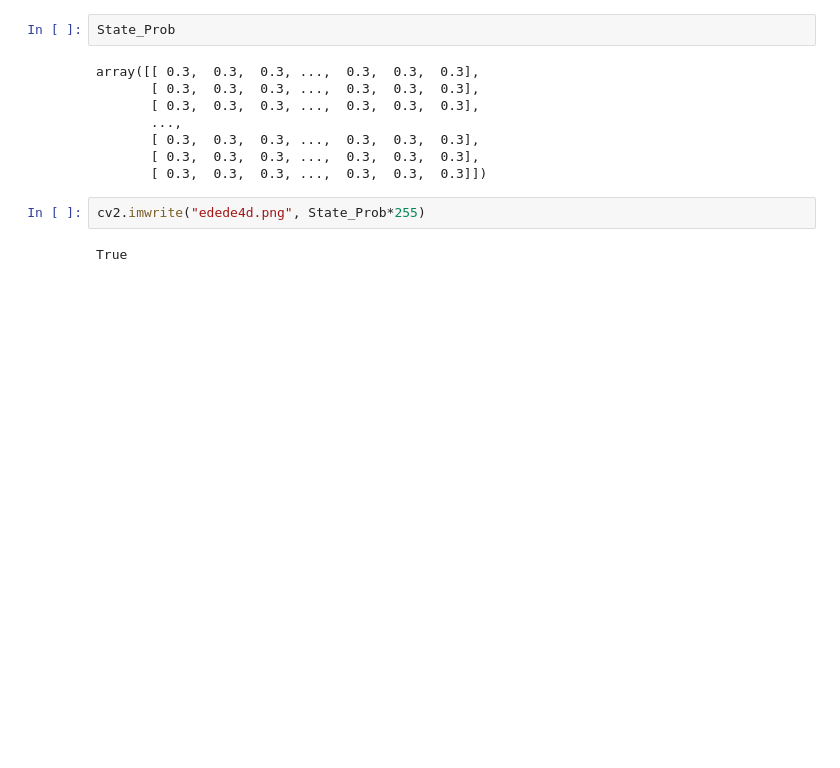
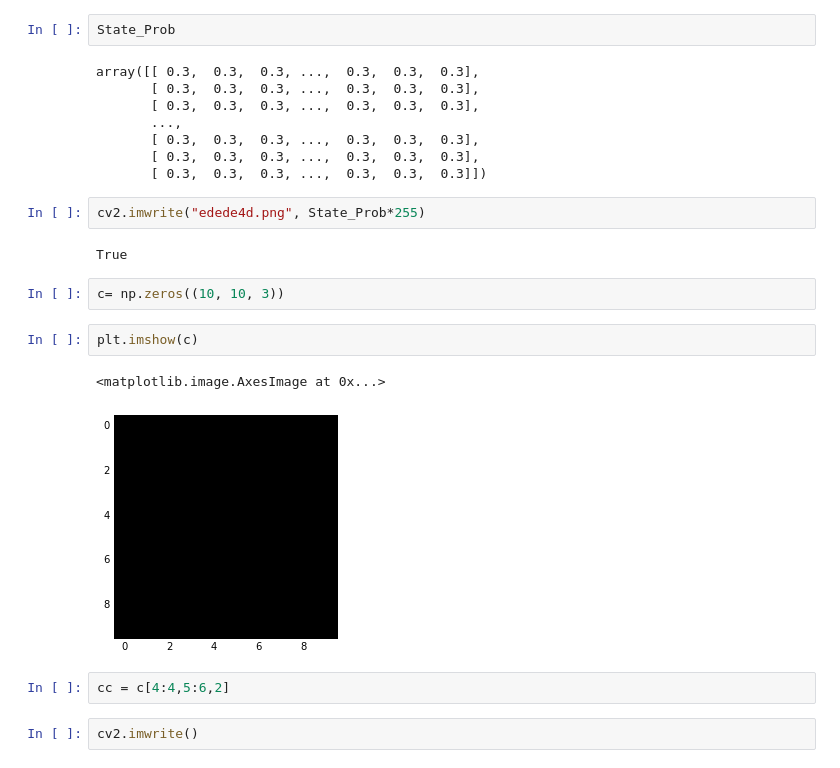
Before and after one commit to AnkurAgarwal1989/OcclusionGridMapping, a Jupyter notebook: CV.ipynb, the cells around one changed output. Cells and saved outputs as stored; diff of their text form; blank space fills up the shorter version.

Commit message:
Colored image for diff

```diff
--- a/CV.ipynb
+++ b/CV.ipynb
@@ -92,3 +92,14 @@ array([[ 0.3,  0.3,  0.3, ...,  0.3,  0.3,  0.3],
 cv2.imwrite("edede4d.png", State_Prob*255)
 # %% [output]
 True
+# %%
+c= np.zeros((10, 10, 3))
+# %%
+plt.imshow(c)
+# %% [output]
+<matplotlib.image.AxesImage at 0x...>
+[figure, added]
+# %%
+cc = c[4:4,5:6,2]
+# %%
+cv2.imwrite()
```
Also changed, not shown: 2 other files.
